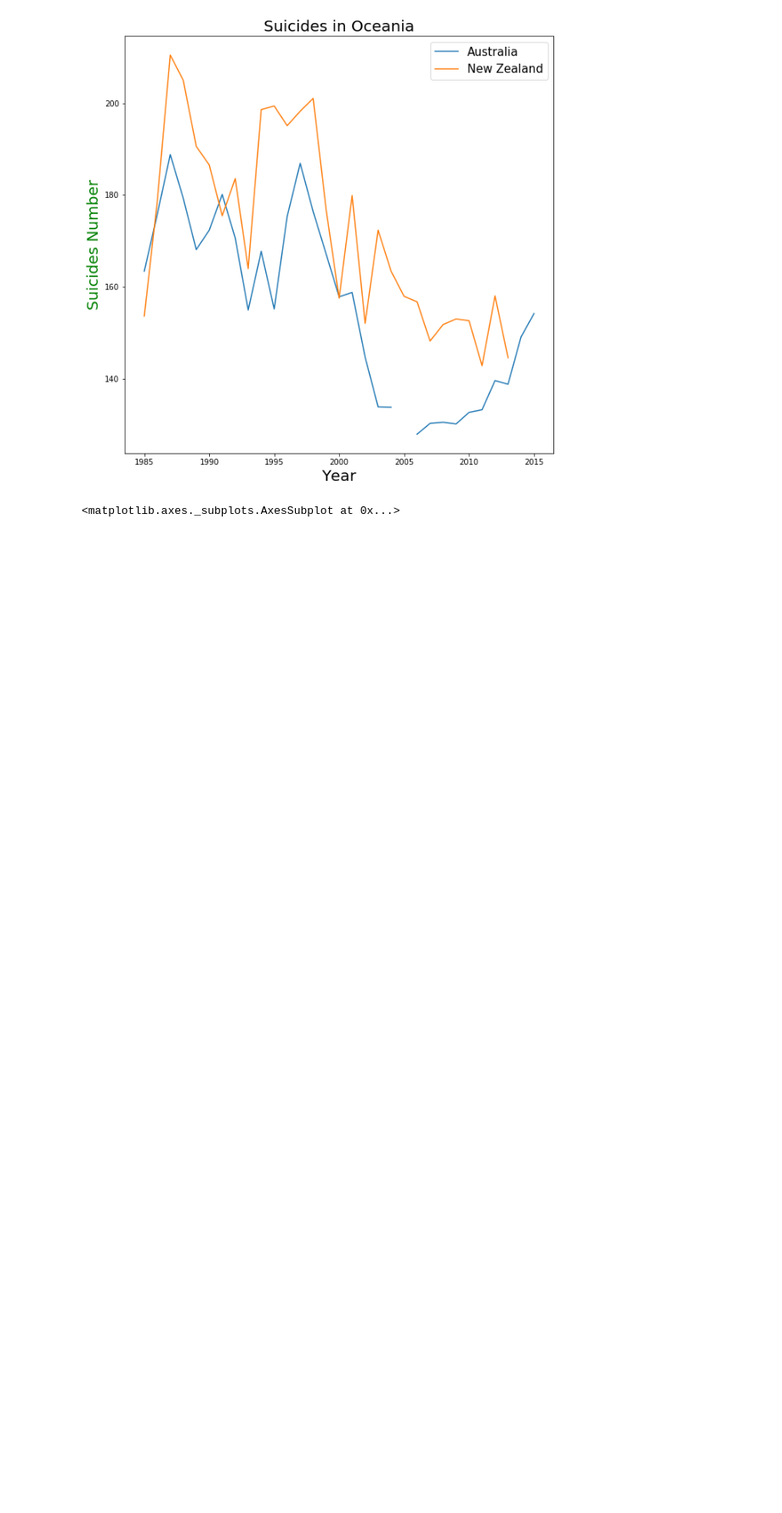
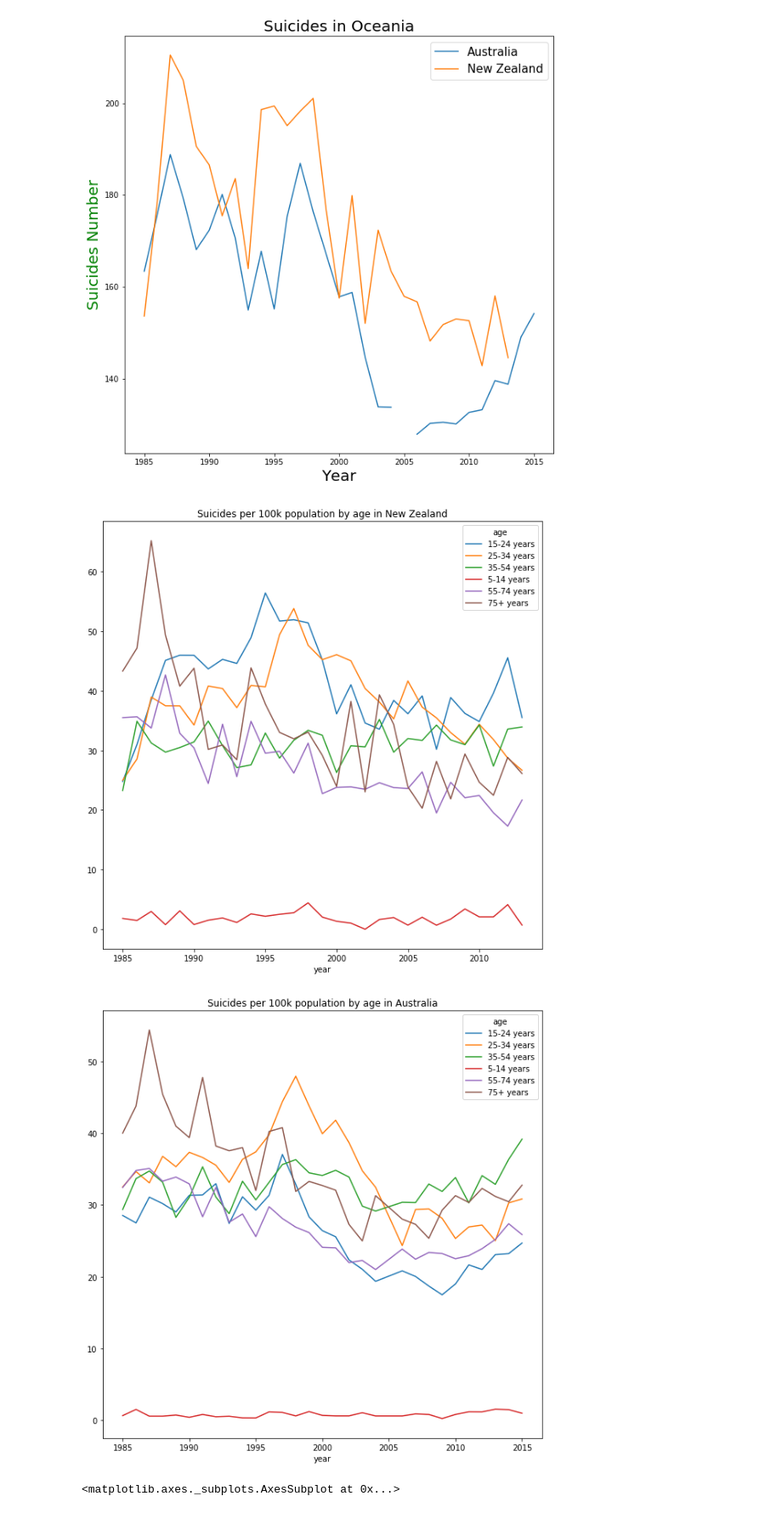
Before and after one commit to Igorth/practicing_kaggle, a Jupyter notebook: Suicide Rates Overview 1985 to 2016/Suicide Rates Overview 1985 to 2016.ipynb, the cells around one changed output. Shown at 85% size. Cells and saved outputs as stored; diff of their text form; code cells hidden in the pictures; blank space fills up the shorter version.

```diff
--- a/Suicide Rates Overview 1985 to 2016/Suicide Rates Overview 1985 to 2016.ipynb
+++ b/Suicide Rates Overview 1985 to 2016/Suicide Rates Overview 1985 to 2016.ipynb
@@ -156,12 +162,15 @@ ax
 <matplotlib.axes._subplots.AxesSubplot at 0x...>
 [figure]
 # %%
-countries_oceania = ['Kiribati', 'Fiji', 'New Zealand', 'Australia']
-for country in countries:
+countries_oceania = ['New Zealand', 'Australia']
+for country in countries_oceania:
     grouped = df[df['country'] == country].groupby(['year', 'age'])['suicides/100k pop'].sum().unstack('age')
     grouped.plot(figsize=(10, 10),
                title='Suicides per 100k population by age in ' + country,
                legend=True)
+# %% [output]
+[figure, added]
+[figure, added]
 # %%
 new_zealand_analysis = df[df['country'] == 'New Zealand'].groupby(['year', 'age'])['suicides/100k pop'].sum().unstack('age')
 # %%
```
Also changed, not shown: parts of 2 cells of this notebook, 6 other files.
